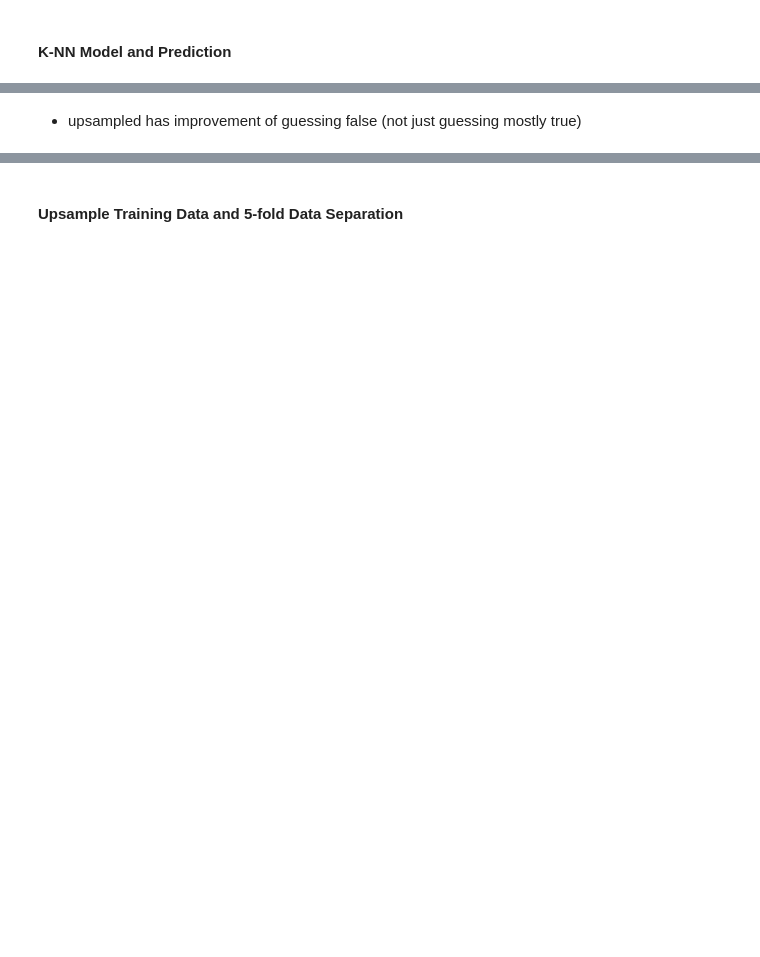
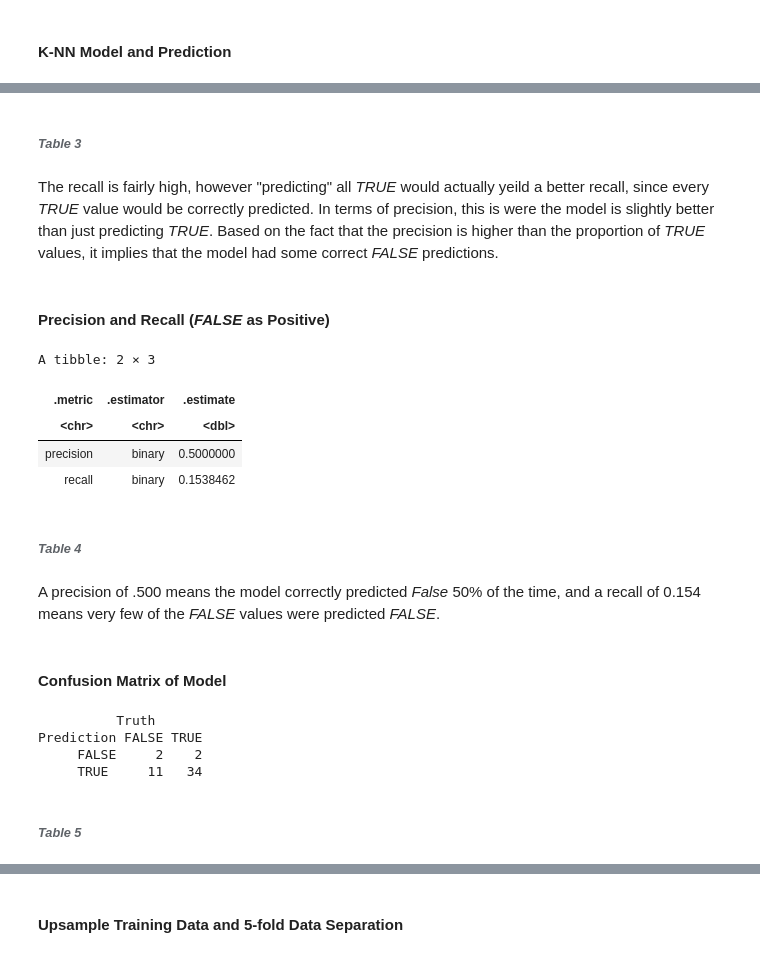
Before and after one commit to PraiseBeTheSun/DSCI-100-GROUP-PROJECT, a Jupyter notebook: DSCI Group 11 project.ipynb, the cells around one changed output, grey strips where cells are left out. Cells and saved outputs as stored; diff of their text form; code cells hidden in the pictures; blank space fills up the shorter version.

```diff
--- a/DSCI Group 11 project.ipynb
+++ b/DSCI Group 11 project.ipynb
@@ -361,3 +411,37 @@ A tibble: 3 × 3
+# %% [markdown]
+###### *Table 3*
+# %% [markdown]
+The recall is fairly high, however "predicting" all *TRUE* would actually yeild a better recall, since every *TRUE* value would be correctly predicted. In terms of precision, this is were the model is slightly better than just predicting *TRUE*. Based on the fact that the precision is higher than the proportion of *TRUE* values, it implies that the model had some correct *FALSE* predictions.
+# %% [markdown]
+#### Precision and Recall (*FALSE* as Positive)
+# %%
+prediction_precision_f <- player_predict |> # FALSE is the first event level
+                        precision(truth = subscribe, estimate = .pred_class, event_level = "first")
+
+prediction_recall_f <- player_predict |>
+                        recall(truth = subscribe, estimate = .pred_class, event_level = "first")
+bind_rows(prediction_precision_f, prediction_recall_f)
+# %% [output]
+A tibble: 2 × 3
+| .metric | .estimator | .estimate |
+| <chr> | <chr> | <dbl> |
+| precision | binary | 0.5000000 |
+| recall | binary | 0.1538462 |
+# %% [markdown]
+###### *Table 4*
 # %% [markdown]
-- upsampled has improvement of guessing false (not just guessing mostly true)
+A precision of .500 means the model correctly predicted *False* 50% of the time, and a recall of 0.154 means very few of the *FALSE* values were predicted *FALSE*.
+# %% [markdown]
+#### Confusion Matrix of Model
+# %%
+prediction_conf_mat <- player_predict |>
+                        conf_mat(truth = subscribe, estimate = .pred_class)
+prediction_conf_mat
+# %% [output]
+          Truth
+Prediction FALSE TRUE
+     FALSE     2    2
+     TRUE     11   34
+# %% [markdown]
+###### *Table 5*
 # %% [markdown]
```
Also changed, not shown: parts of 22 cells of this notebook.
